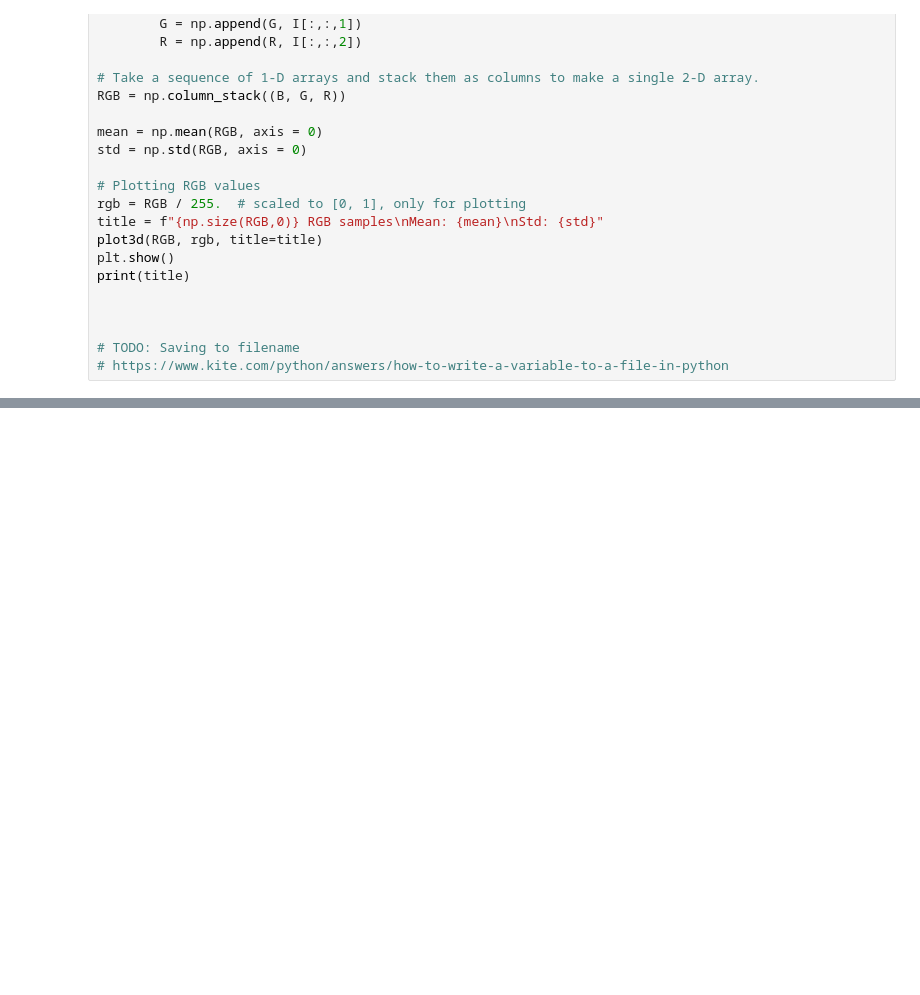
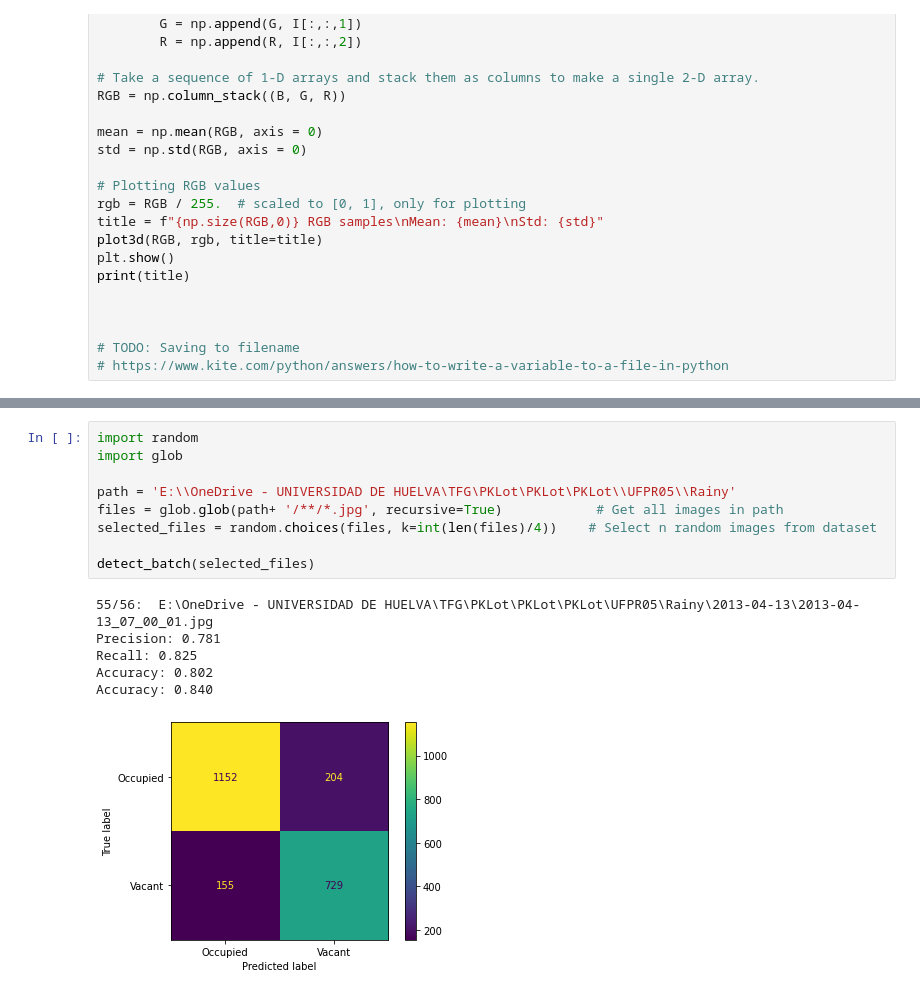
Before and after one commit to VisionPark/VisionParkDetect, a Jupyter notebook: test-01.ipynb, the cells around one changed output, grey strips where cells are left out. Cells and saved outputs as stored; diff of their text form; blank space fills up the shorter version.

```diff
--- a/test-01.ipynb
+++ b/test-01.ipynb
@@ -614,0 +743,16 @@ TypeError: drawSpaceSeg() missing 3 required positional arguments: 'occupied', '
+# %%
+import random
+import glob
+
+path = 'E:\\OneDrive - UNIVERSIDAD DE HUELVA\TFG\PKLot\PKLot\PKLot\\UFPR05\\Rainy'
+files = glob.glob(path+ '/**/*.jpg', recursive=True)            # Get all images in path
+selected_files = random.choices(files, k=int(len(files)/4))    # Select n random images from dataset
+
+detect_batch(selected_files)
+# %% [output]
+55/56:  E:\OneDrive - UNIVERSIDAD DE HUELVA\TFG\PKLot\PKLot\PKLot\UFPR05\Rainy\2013-04-13\2013-04-13_07_00_01.jpg
+Precision: 0.781
+Recall: 0.825
+Accuracy: 0.802
+Accuracy: 0.840
+[figure, added]
```
Also changed, not shown: parts of 13 cells of this notebook.
